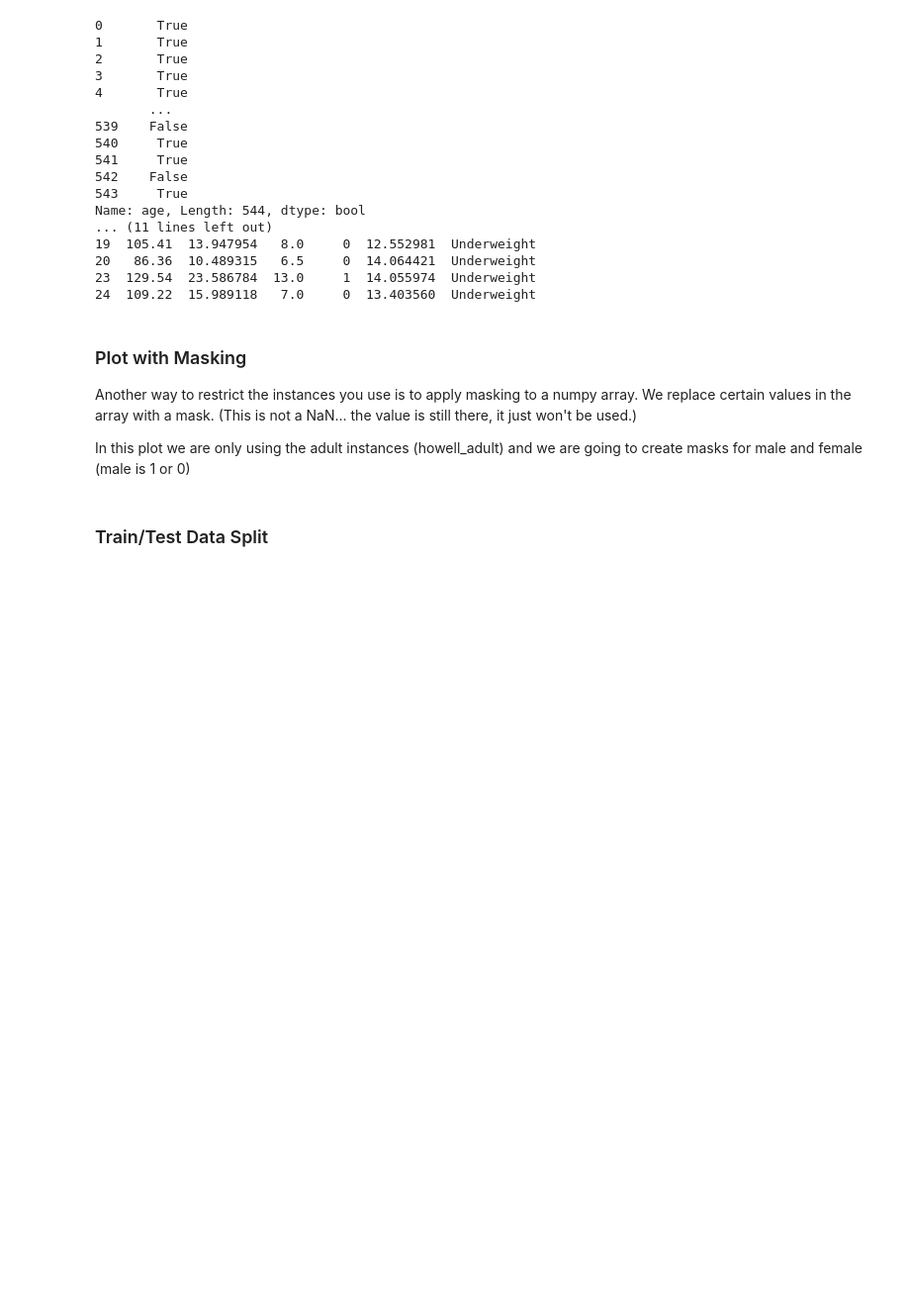
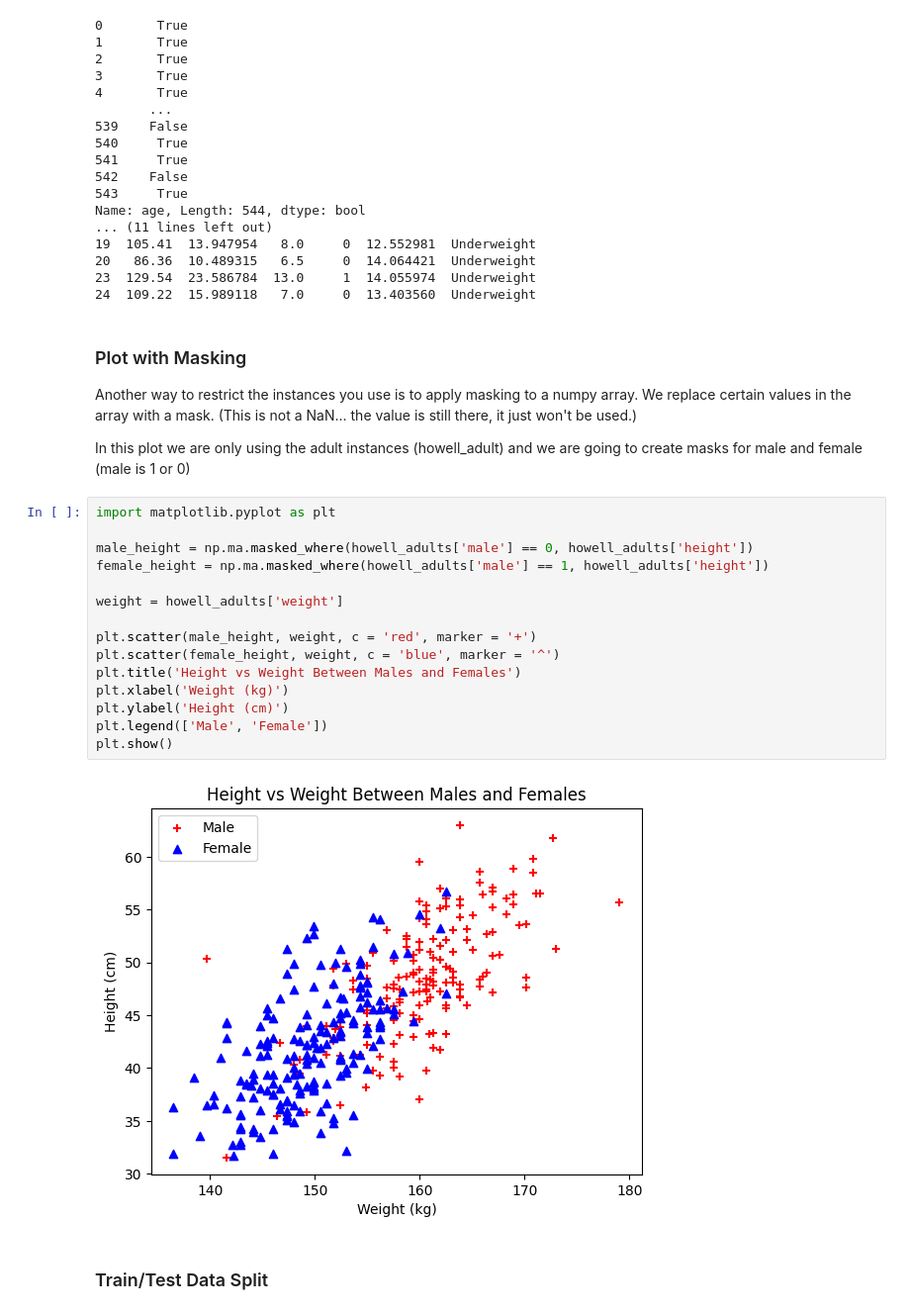
Before and after one commit to MichaelPogue/44-670-Applied-Machine-Learning, a Jupyter notebook: Module_2/lab2_starter.ipynb, the cells around one changed output. Shown at 99% size. Saved outputs shown, nothing was run; the diff lists cells and outputs as text; blank space fills up the shorter version.

```diff
--- a/Module_2/lab2_starter.ipynb
+++ b/Module_2/lab2_starter.ipynb
@@ -267,5 +267,22 @@ Name: age, Length: 544, dtype: bool
 Another way to restrict the instances you use is to apply masking to a numpy array. We replace certain values in the array with a mask. (This is not a NaN... the value is still there, it just won't be used.)
 
 In this plot we are only using the adult instances (howell_adult) and we are going to create masks for male and female  (male is 1 or 0)
+# %%
+import matplotlib.pyplot as plt
+
+male_height = np.ma.masked_where(howell_adults['male'] == 0, howell_adults['height'])
+female_height = np.ma.masked_where(howell_adults['male'] == 1, howell_adults['height'])
+
+weight = howell_adults['weight']
+
+plt.scatter(male_height, weight, c = 'red', marker = '+')
+plt.scatter(female_height, weight, c = 'blue', marker = '^')
+plt.title('Height vs Weight Between Males and Females')
+plt.xlabel('Weight (kg)')
+plt.ylabel('Height (cm)')
+plt.legend(['Male', 'Female'])
+plt.show()
+# %% [output]
+[figure, added]
 # %% [markdown]
 ### Train/Test Data Split
```
Also changed, not shown: parts of 2 cells of this notebook, 1 other file.
